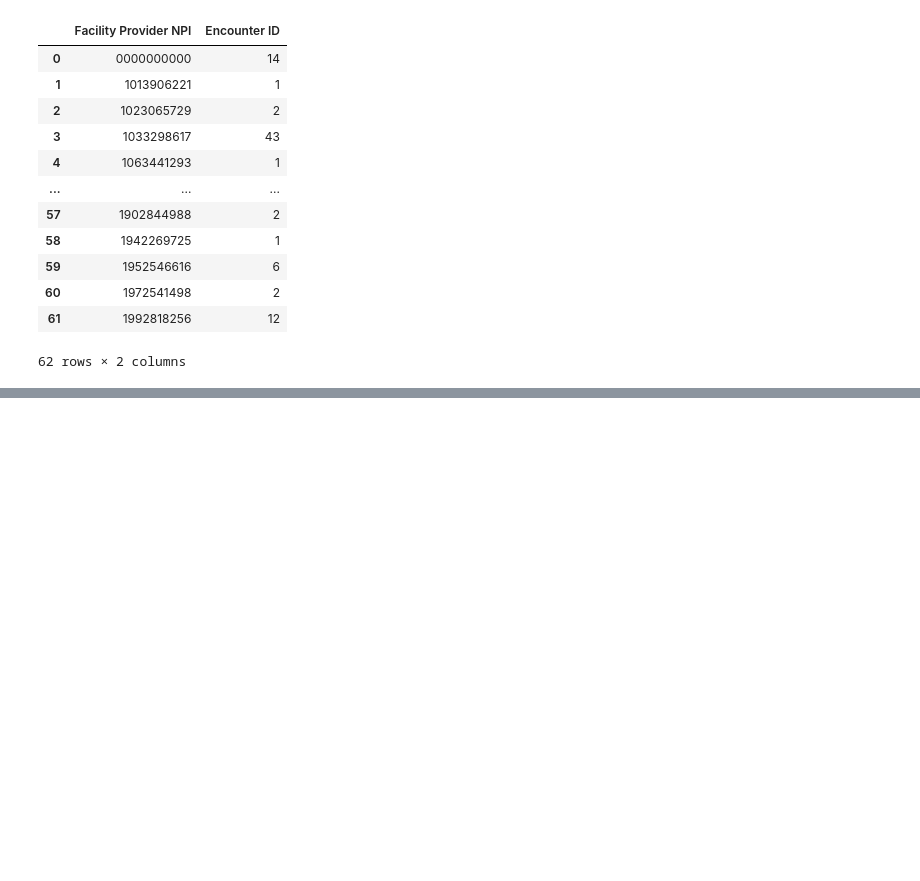
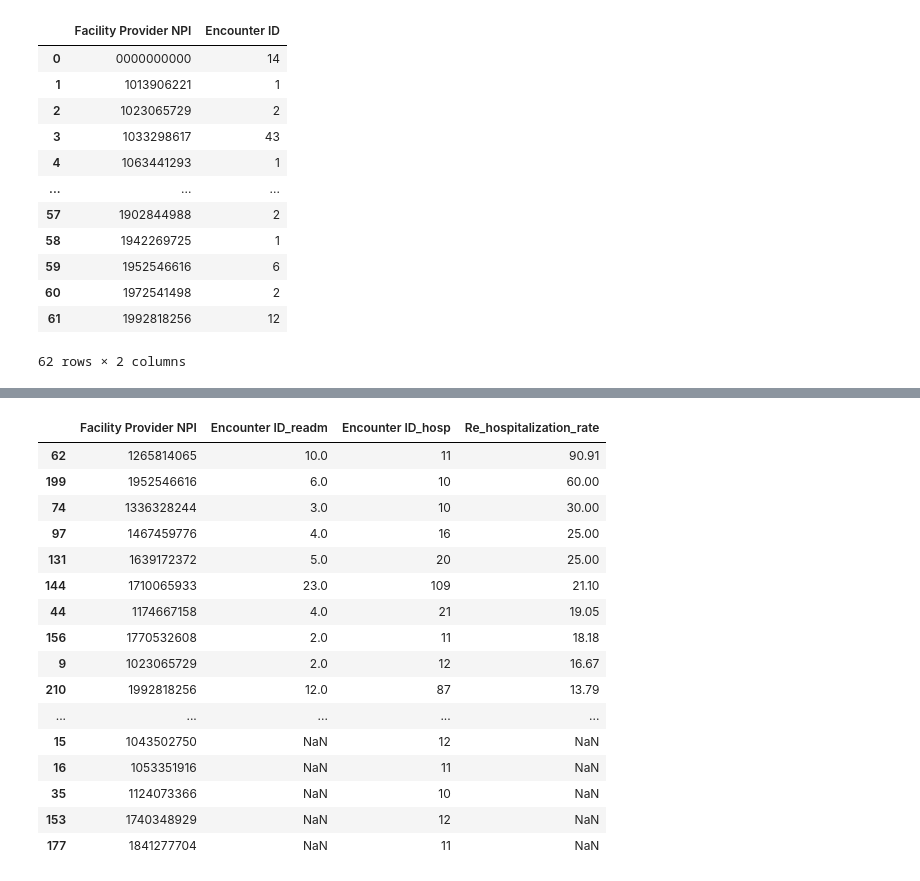
Before and after one commit to jrioross/ursa_health_hospital_readmissions, a Jupyter notebook: notebooks/notebookEDA.ipynb, the cells around one changed output, grey strips where cells are left out. Cells and saved outputs as stored; diff of their text form; code cells hidden in the pictures; blank space fills up the shorter version.

```diff
--- a/notebooks/notebookEDA.ipynb
+++ b/notebooks/notebookEDA.ipynb
@@ -623,0 +365,26 @@ Name: Encounter ID_adm, Length: 580, dtype: int64
+# %%
+# to identify Hospital that have > 10 encounters but also have a high admission rate.
+
+rehospitalization = rehospitalization[rehospitalization['Encounter ID_hosp'] >= 10].sort_values(['Re_hospitalization_rate'], ascending=False)
+rehospitalization
+
+#top10_rehospitalization = rehospitalization.nlargest(10, 'Re_hospitalization_rate')
+#top10_rehospitalization
+# %% [output]
+|  | Facility Provider NPI | Encounter ID_readm | Encounter ID_hosp | Re_hospitalization_rate |
+| 62 | 1265814065 | 10.0 | 11 | 90.91 |
+| 199 | 1952546616 | 6.0 | 10 | 60.00 |
+| 74 | 1336328244 | 3.0 | 10 | 30.00 |
+| 97 | 1467459776 | 4.0 | 16 | 25.00 |
+| 131 | 1639172372 | 5.0 | 20 | 25.00 |
+| 144 | 1710065933 | 23.0 | 109 | 21.10 |
+| 44 | 1174667158 | 4.0 | 21 | 19.05 |
+| 156 | 1770532608 | 2.0 | 11 | 18.18 |
+| 9 | 1023065729 | 2.0 | 12 | 16.67 |
+| 210 | 1992818256 | 12.0 | 87 | 13.79 |
+| ... | ... | ... | ... | ... |
+| 15 | 1043502750 | NaN | 12 | NaN |
+| 16 | 1053351916 | NaN | 11 | NaN |
+| 35 | 1124073366 | NaN | 10 | NaN |
+| 153 | 1740348929 | NaN | 12 | NaN |
+| 177 | 1841277704 | NaN | 11 | NaN |
```
Also changed, not shown: parts of 48 cells of this notebook, 1 other file.
